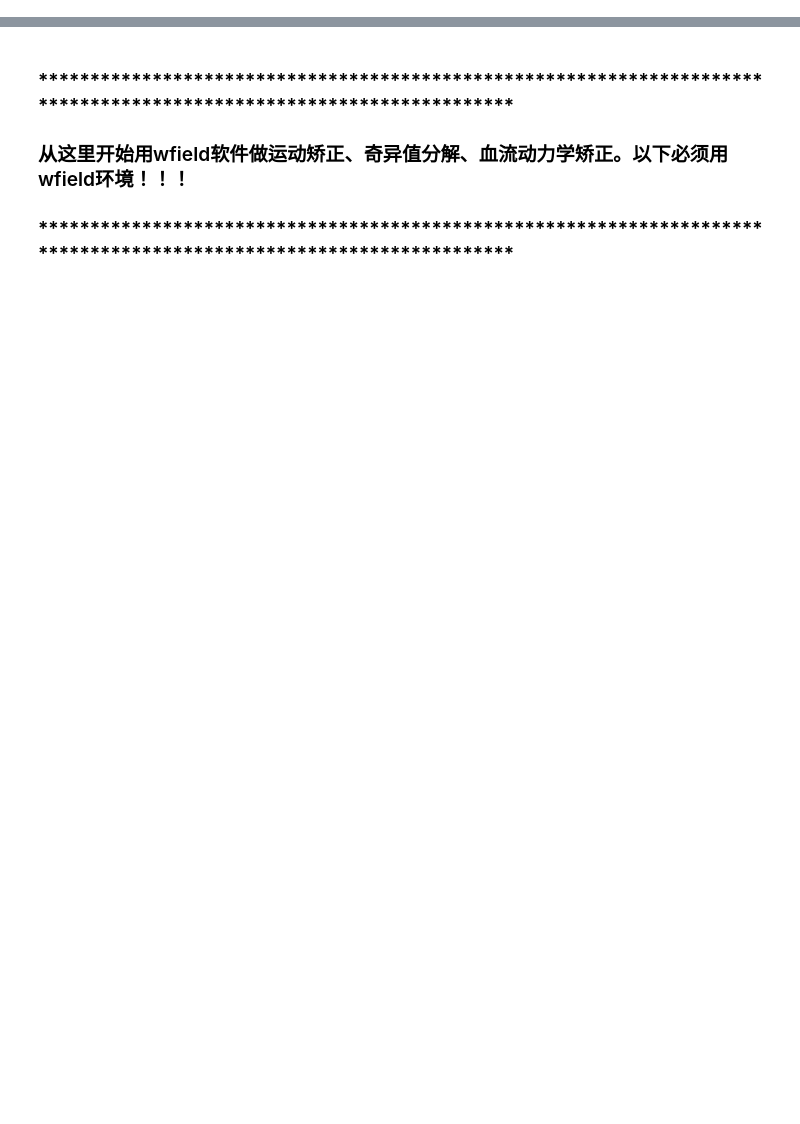
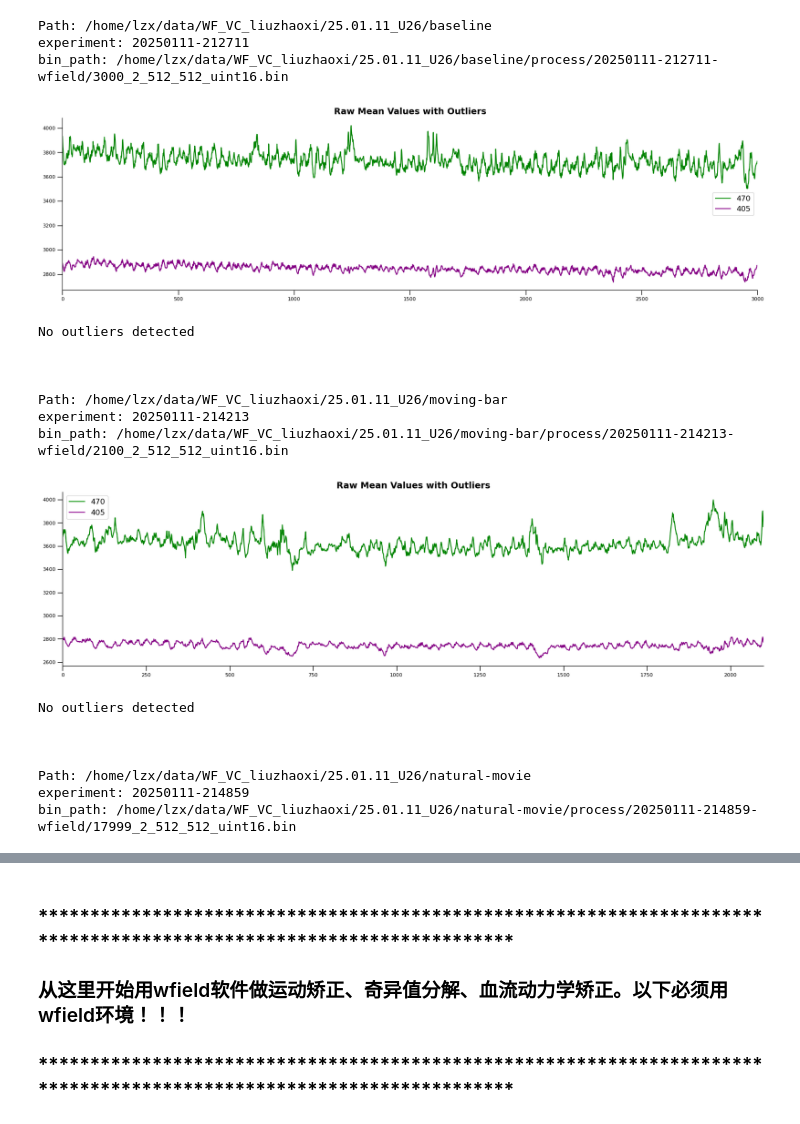
Before and after one commit to Zhaoxi-Liu/widefield_imaging_analysis, a Jupyter notebook: wf_analysis_LZX_v3.ipynb, the cells around one changed output, grey strips where cells are left out. Drawn from its saved outputs; the diff is of its cells as text; code cells hidden in the pictures; blank space fills up the shorter version.

```diff
--- a/wf_analysis_LZX_v3.ipynb
+++ b/wf_analysis_LZX_v3.ipynb
@@ -214,0 +466,80 @@ Loading 0
+# %%
+# detect outliers based on the mean values of 405 and 470 channels,
+# and correct the outliers by averaging the values of the previous and next frames
+
+
+for path in path_all:
+    stim_name = os.path.split(path)[-1]
+    rawPath = pjoin(path, "raw")
+    processPath = pjoin(path, "process")
+
+    items = glob(pjoin(rawPath, '202?????-??????-4*'))
+    experiments = list(set([os.path.basename(item)[:15] for item in items]))
+
+    for experiment in experiments:
+        print("\n\n\nPath: "+ path)
+        print("experiment:", experiment)
+        bin_path = glob(pjoin(processPath, experiment+"-wfield", '*uint16.bin'))[0]
+        print(f'bin_path: {bin_path}')
+
+        values_405_path = pjoin(path, "process", f'{experiment}-405-Values.csv')
+        values_470_path = pjoin(path, "process", f'{experiment}-470-Values.csv')
+        mean_values_405 = np.loadtxt(values_405_path, delimiter=',')
+        mean_values_470 = np.loadtxt(values_470_path, delimiter=',')
+        n_frames = min(mean_values_405.shape[0], mean_values_470.shape[0])
+        mean_values_405 = mean_values_405[:n_frames]
+        mean_values_470 = mean_values_470[:n_frames]
+        mean_values = np.concatenate((np.expand_dims(mean_values_470, axis=1), np.expand_dims(mean_values_405, axis=1)), axis=1)
+
+        outlier_index_470, outlier_index_405 = detect_outlier(mean_values, std_thr=7, plot=True)
+        if len(outlier_index_470) > 0 or len(outlier_index_405) > 0:
+            mean_values_corrected = correct_lum_outlier(bin_path, outlier_index_470, outlier_index_405, plot=True, overwrite=overwrite)
+            np.savetxt(pjoin(path, "process", f'{experiment}-corrected values.csv'), mean_values_corrected, delimiter=",")
+
+
+
+
+        ## deal with luminance error:
+        # outlier_index_470, outlier_index_405 = detect_lum_outlier(mean_values, lum_thr_coef=0.4, plot=True)
+        # if len(outlier_index_470) > 0 or len(outlier_index_405) > 0:
+        #     mean_values_corrected = correct_lum_outlier(bin_path, outlier_index_470, outlier_index_405, plot=True, overwrite=False)
+        #     np.savetxt(pjoin(path, "process", f'{experiment}-corrected values.csv'), mean_values_corrected, delimiter=",")
+
+
+        # # deal with cross-channel error:
+        # time_stamp_405 = np.loadtxt(glob(pjoin(path, "raw", f'{experiment}-405Timestamp.csv'))[0], delimiter=',')
+        # time_stamp_470 = np.loadtxt(glob(pjoin(path, "raw", f'{experiment}-470Timestamp.csv'))[0], delimiter=',')
+
+        # if not len(time_stamp_405) == len(time_stamp_470):
+        #     print("The length difference between 405 and 470 timestamps: ", len(time_stamp_405) - len(time_stamp_470))
+        #     _len = min(len(time_stamp_405), len(time_stamp_470))
+        #     time_stamp_405 = time_stamp_405[:_len]
+        #     time_stamp_470 = time_stamp_470[:_len]
+
+        # outlier_index = detect_cross_outlier(time_stamp_470, time_stamp_405, time_thr=10)
+        # if outlier_index[0].size == 0 and outlier_index[1].size == 0:
+        #     print('No cross-channel error')
+        # else:
+        #     print('\33[91mcross-channel error detected!\33[0m')
+        #     mean_values_corrected = correct_cross_outlier(bin_path, outlier_index_470=outlier_index[0], outlier_index_405=outlier_index[1], overwrite=False)
+        #     np.savetxt(pjoin(path, "process", f'{experiment}-corrected values.csv'), mean_values_corrected, delimiter=",")
+# %% [output]
+Path: /home/lzx/data/WF_VC_liuzhaoxi/25.01.11_U26/baseline
+experiment: 20250111-212711
+bin_path: /home/lzx/data/WF_VC_liuzhaoxi/25.01.11_U26/baseline/process/20250111-212711-wfield/3000_2_512_512_uint16.bin
+[figure, added]
+No outliers detected
+
+
+
+Path: /home/lzx/data/WF_VC_liuzhaoxi/25.01.11_U26/moving-bar
+experiment: 20250111-214213
+bin_path: /home/lzx/data/WF_VC_liuzhaoxi/25.01.11_U26/moving-bar/process/20250111-214213-wfield/2100_2_512_512_uint16.bin
+[figure, added]
+No outliers detected
+
+
+
+Path: /home/lzx/data/WF_VC_liuzhaoxi/25.01.11_U26/natural-movie
+experiment: 20250111-214859
+bin_path: /home/lzx/data/WF_VC_liuzhaoxi/25.01.11_U26/natural-movie/process/20250111-214859-wfield/17999_2_512_512_uint16.bin
```
Also changed, not shown: parts of 15 cells of this notebook, 17 other files.
